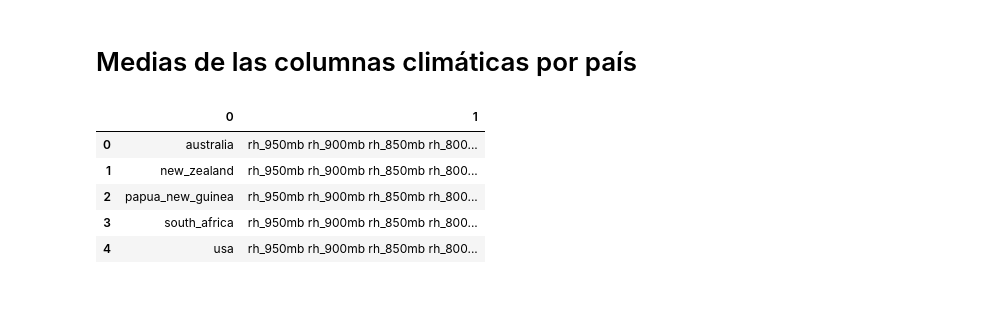
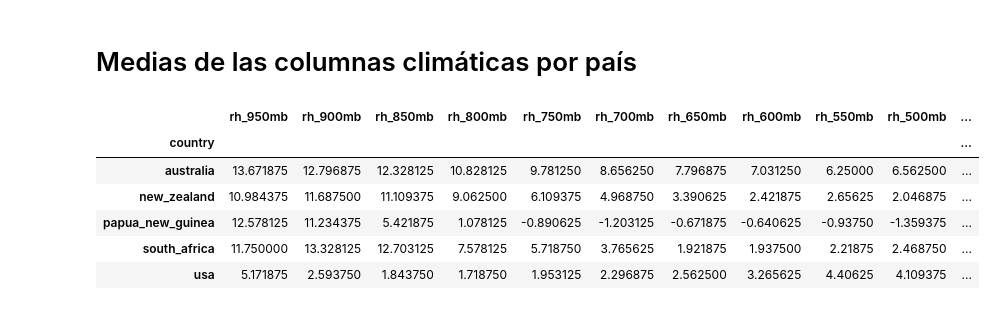
Before and after one commit to Adalab/Adalab-DA-promo-A-module-2-pairprog-2-pair-1-Guada_Lara, a Jupyter notebook: ETL/2. Pair_Prog_ETL_2.ipynb, the cells around one changed output. Cells and saved outputs as stored; diff of their text form; code cells hidden in the pictures.

```diff
--- a/ETL/2. Pair_Prog_ETL_2.ipynb
+++ b/ETL/2. Pair_Prog_ETL_2.ipynb
@@ -128,17 +124,14 @@ clima.head(2)
 | 1 | 4 | 2 | 4 | 5 | 5 | 0 | -3 | -4 | -4 | -2 | ... |
 # %% [markdown]
 # Medias de las columnas climáticas por país
-# %%
-
-for pais in clima["country"] == pais:d
-
-
-
-clima_agrupadas = pd.DataFrame(clima_agrupadas)
-# %% [output]
-|  | 0 | 1 |
-| 0 | australia | rh_950mb rh_900mb rh_850mb rh_800... |
-| 1 | new_zealand | rh_950mb rh_900mb rh_850mb rh_800... |
-| 2 | papua_new_guinea | rh_950mb rh_900mb rh_850mb rh_800... |
-| 3 | south_africa | rh_950mb rh_900mb rh_850mb rh_800... |
-| 4 | usa | rh_950mb rh_900mb rh_850mb rh_800... |
+# %%
+clima_medias_pais = clima.groupby("country").mean()
+clima_medias_pais
+# %% [output]
+|  | rh_950mb | rh_900mb | rh_850mb | rh_800mb | rh_750mb | rh_700mb | rh_650mb | rh_600mb | rh_550mb | rh_500mb | ... |
+| country |  |  |  |  |  |  |  |  |  |  | ... |
+| australia | 13.671875 | 12.796875 | 12.328125 | 10.828125 | 9.781250 | 8.656250 | 7.796875 | 7.031250 | 6.25000 | 6.562500 | ... |
+| new_zealand | 10.984375 | 11.687500 | 11.109375 | 9.062500 | 6.109375 | 4.968750 | 3.390625 | 2.421875 | 2.65625 | 2.046875 | ... |
+| papua_new_guinea | 12.578125 | 11.234375 | 5.421875 | 1.078125 | -0.890625 | -1.203125 | -0.671875 | -0.640625 | -0.93750 | -1.359375 | ... |
+| south_africa | 11.750000 | 13.328125 | 12.703125 | 7.578125 | 5.718750 | 3.765625 | 1.921875 | 1.937500 | 2.21875 | 2.468750 | ... |
+| usa | 5.171875 | 2.593750 | 1.843750 | 1.718750 | 1.953125 | 2.296875 | 2.562500 | 3.265625 | 4.40625 | 4.109375 | ... |
```
Also changed, not shown: parts of 6 cells of this notebook, 3 other files.
